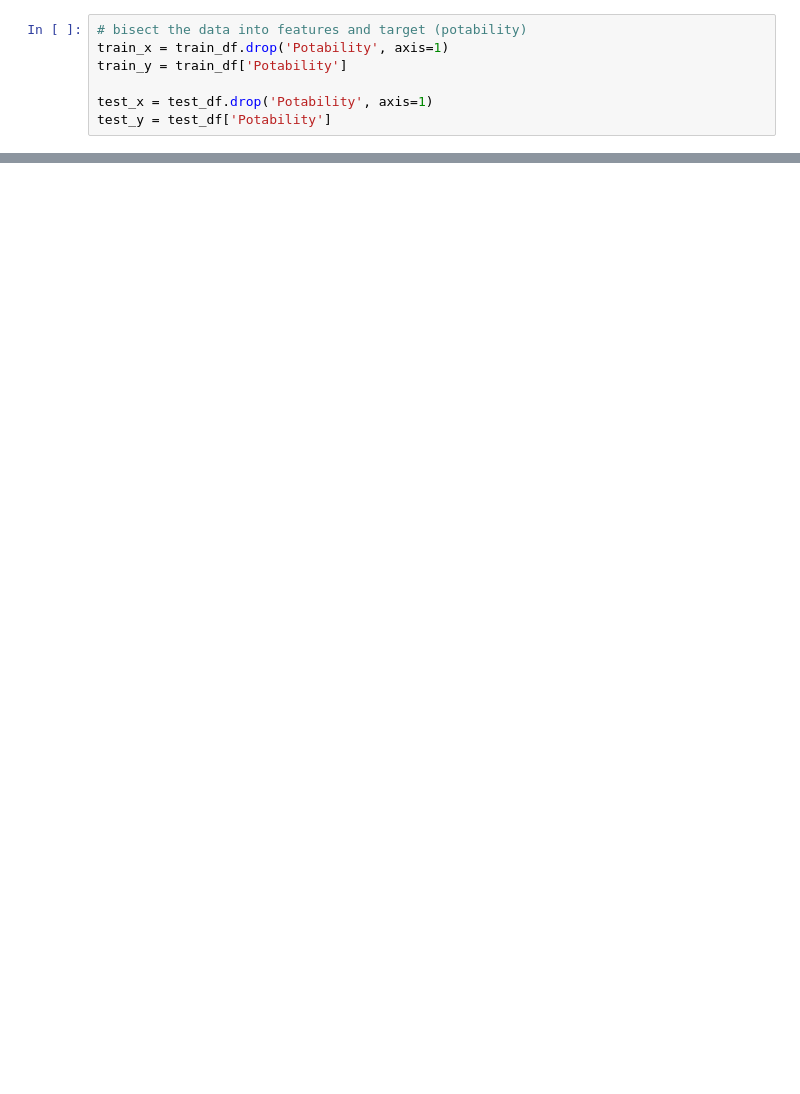
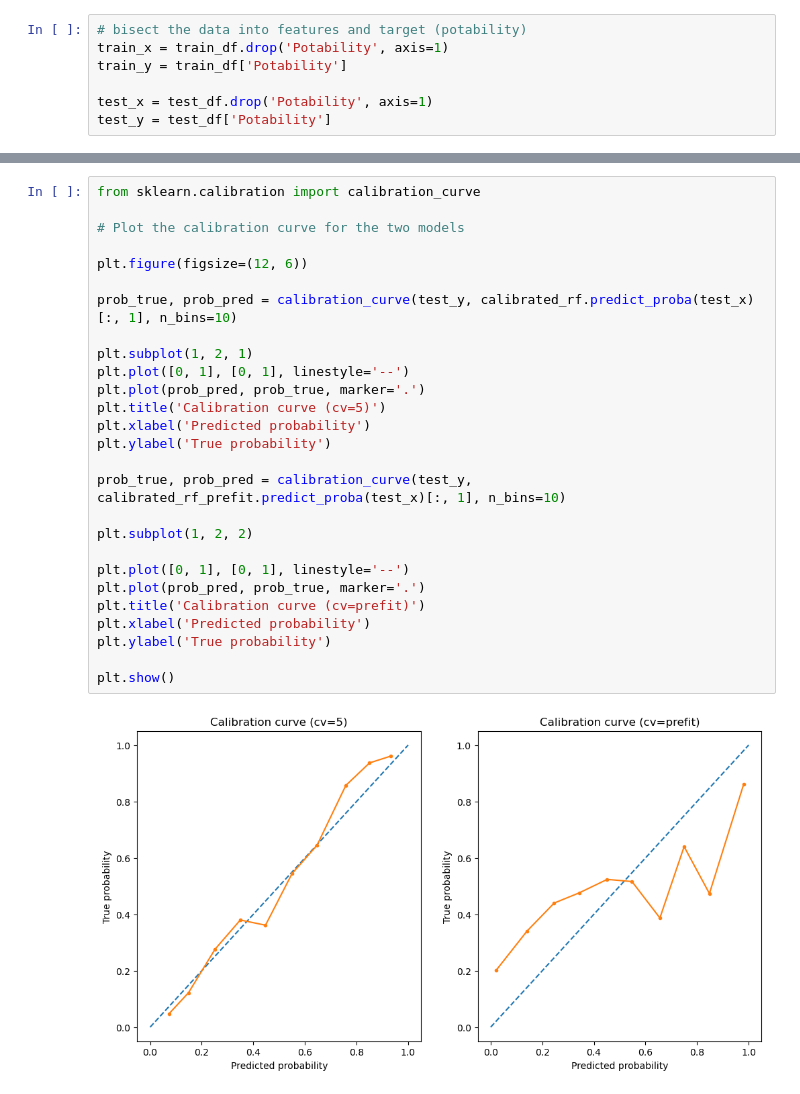
Before and after one commit to Yuval-Yarom/Predicting-Drinking-Water-Potability, a Jupyter notebook: Models/random_forest.ipynb, the cells around one changed output, grey strips where cells are left out. Saved outputs shown, nothing was run; the diff lists cells and outputs as text; blank space fills up the shorter version.

```diff
--- a/Models/random_forest.ipynb
+++ b/Models/random_forest.ipynb
@@ -137,0 +194,29 @@ plt.show()
+# %%
+from sklearn.calibration import calibration_curve
+
+# Plot the calibration curve for the two models
+
+plt.figure(figsize=(12, 6))
+
+prob_true, prob_pred = calibration_curve(test_y, calibrated_rf.predict_proba(test_x)[:, 1], n_bins=10)
+
+plt.subplot(1, 2, 1)
+plt.plot([0, 1], [0, 1], linestyle='--')
+plt.plot(prob_pred, prob_true, marker='.')
+plt.title('Calibration curve (cv=5)')
+plt.xlabel('Predicted probability')
+plt.ylabel('True probability')
+
+prob_true, prob_pred = calibration_curve(test_y, calibrated_rf_prefit.predict_proba(test_x)[:, 1], n_bins=10)
+
+plt.subplot(1, 2, 2)
+
+plt.plot([0, 1], [0, 1], linestyle='--')
+plt.plot(prob_pred, prob_true, marker='.')
+plt.title('Calibration curve (cv=prefit)')
+plt.xlabel('Predicted probability')
+plt.ylabel('True probability')
+
+plt.show()
+# %% [output]
+[figure, added]
```
Also changed, not shown: parts of 10 cells of this notebook.
